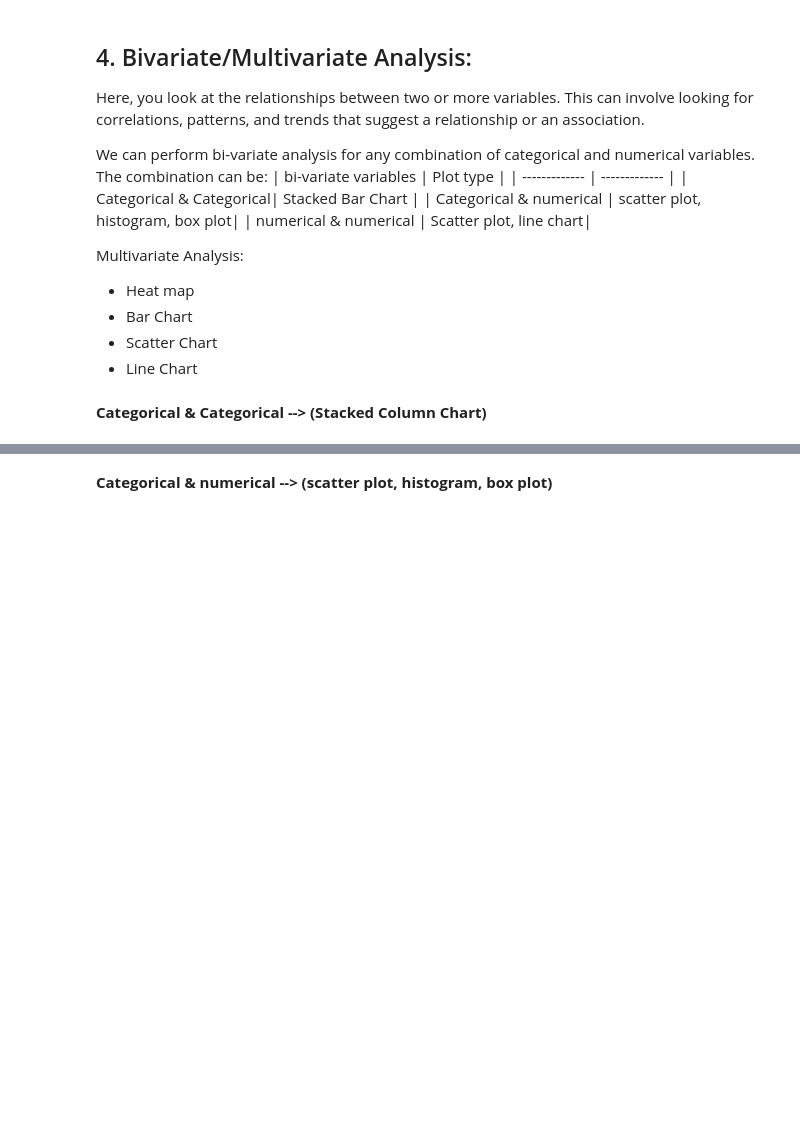
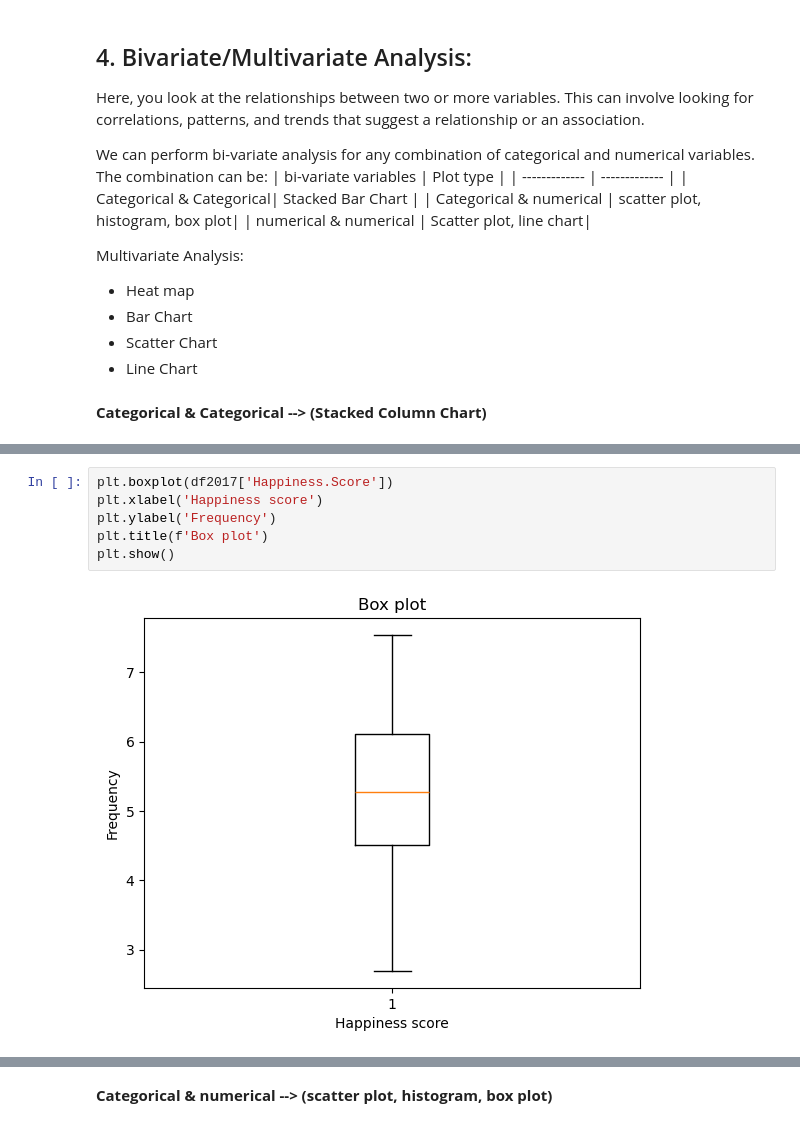
Before and after one commit to Tuwaiq-DS-ML-bootcamp-V-7/Usecase-2, a Jupyter notebook: EDA explain template 2.ipynb, the cells around one changed output, grey strips where cells are left out. Drawn from its saved outputs; the diff is of its cells as text; blank space fills up the shorter version.

```diff
--- a/EDA explain template 2.ipynb
+++ b/EDA explain template 2.ipynb
@@ -1024,0 +1042,8 @@ Multivariate Analysis:
+# %%
+plt.boxplot(df2017['Happiness.Score'])
+plt.xlabel('Happiness score')
+plt.ylabel('Frequency')
+plt.title(f'Box plot')
+plt.show()
+# %% [output]
+[figure, added]
```
Also changed, not shown: parts of 5 cells of this notebook.
